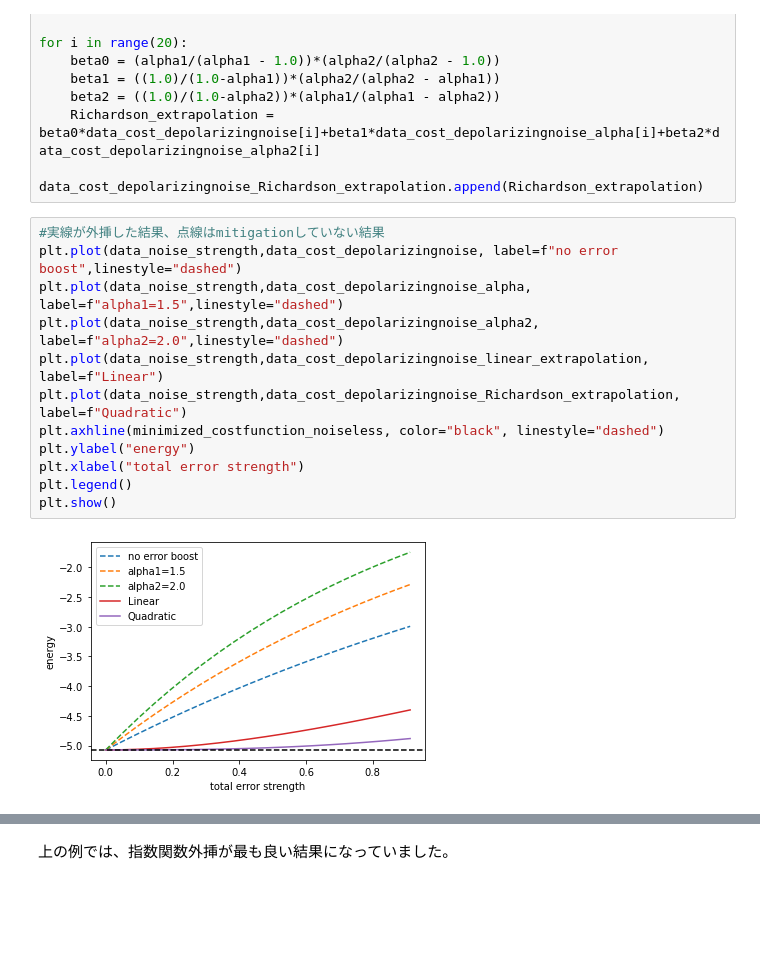
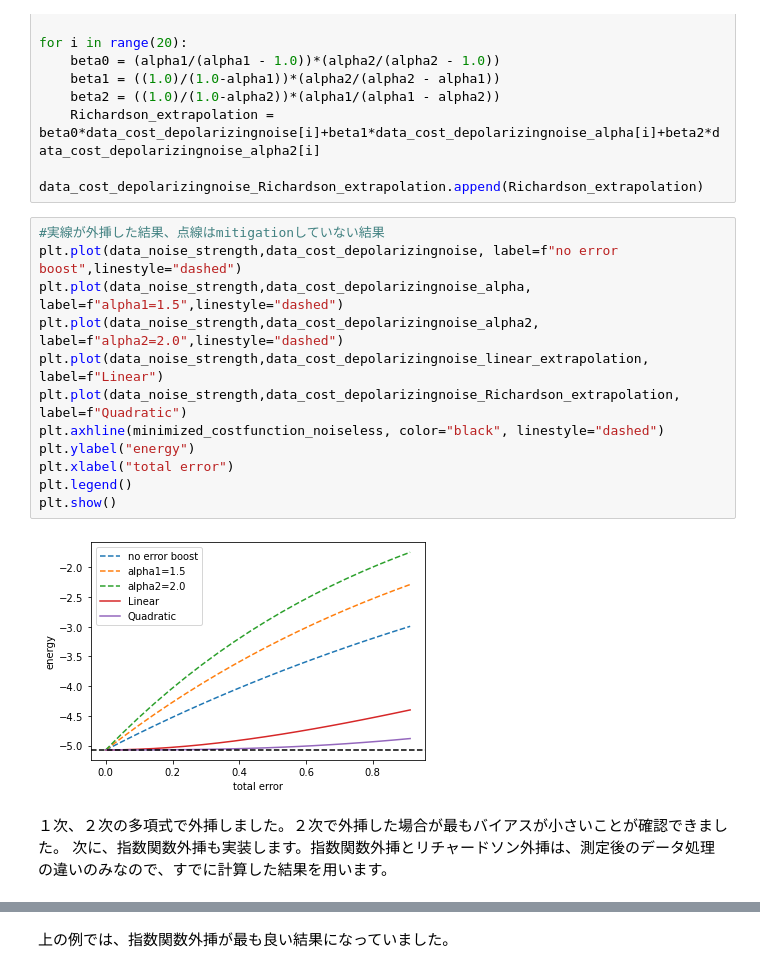
Before and after one commit to Qulacs-Osaka/quantum_software_handson, a Jupyter notebook: doc/source/notebooks/04_02_Extrapolation.ipynb, the cells around one changed output, grey strips where cells are left out. Saved outputs shown, nothing was run; the diff lists cells and outputs as text; blank space fills up the shorter version.

```diff
--- a/doc/source/notebooks/04_02_Extrapolation.ipynb
+++ b/doc/source/notebooks/04_02_Extrapolation.ipynb
@@ -211,17 +218,20 @@ for i in range(20):
 # %%
 #実線が外挿した結果、点線はmitigationしていない結果
 plt.plot(data_noise_strength,data_cost_depolarizingnoise, label=f"no error boost",linestyle="dashed")
 plt.plot(data_noise_strength,data_cost_depolarizingnoise_alpha, label=f"alpha1=1.5",linestyle="dashed")
 plt.plot(data_noise_strength,data_cost_depolarizingnoise_alpha2, label=f"alpha2=2.0",linestyle="dashed")
 plt.plot(data_noise_strength,data_cost_depolarizingnoise_linear_extrapolation, label=f"Linear")
 plt.plot(data_noise_strength,data_cost_depolarizingnoise_Richardson_extrapolation, label=f"Quadratic")
 plt.axhline(minimized_costfunction_noiseless, color="black", linestyle="dashed")
 plt.ylabel("energy")
-plt.xlabel("total error strength")
+plt.xlabel("total error")
 plt.legend()
 plt.show()
 # %% [output]
-[figure, old version]
+[figure, new version]
+# %% [markdown]
+１次、２次の多項式で外挿しました。２次で外挿した場合が最もバイアスが小さいことが確認できました。
+次に、指数関数外挿も実装します。指数関数外挿とリチャードソン外挿は、測定後のデータ処理の違いのみなので、すでに計算した結果を用います。
 # %%
 ##error mitigation（指数関数外挿法）を実行する　その３
 ## ノイズに関するコスト関数のグラフ
```
Also changed, not shown: parts of 24 cells of this notebook, 2 other files.
